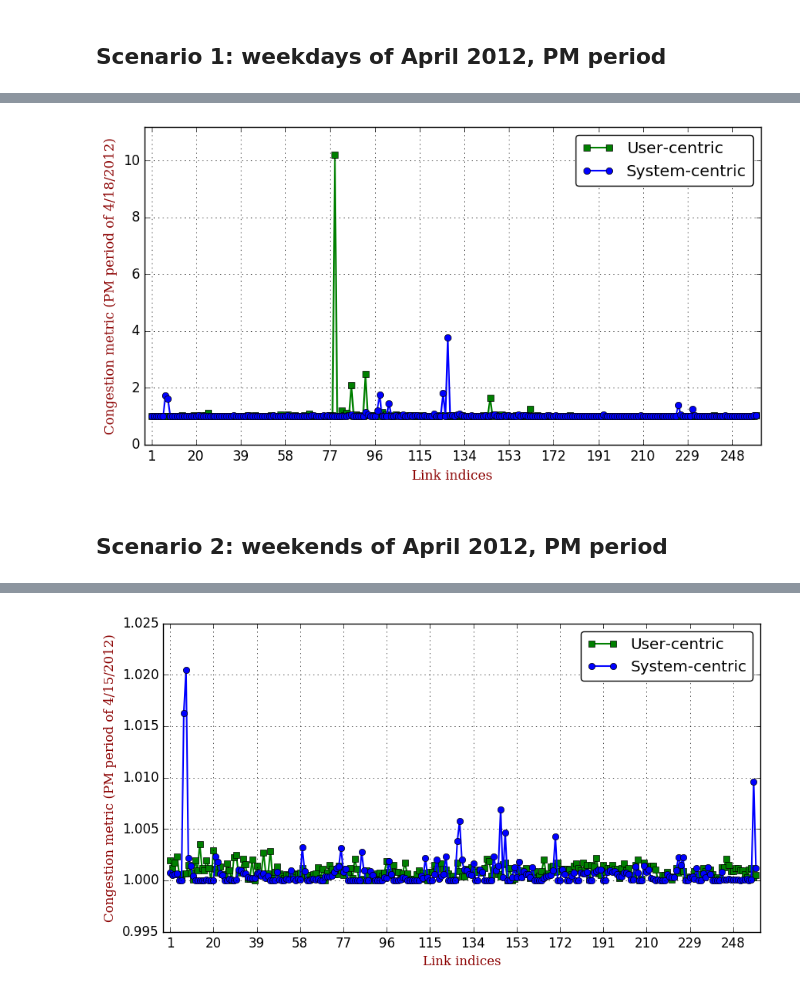
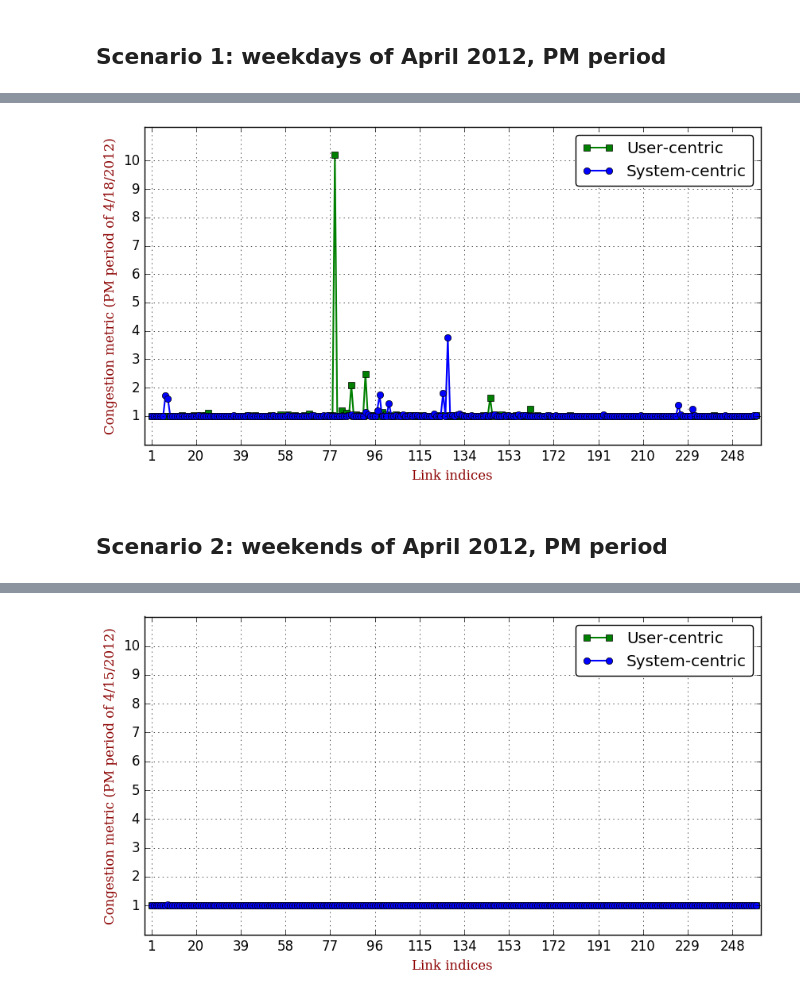
Before and after one commit to jingzbu/InverseVIsTraffic, a Jupyter notebook: 08_POA_MA_journal_visualization/POA_social_vs_user_flows_visualization_meta_analysis.ipynb, the cells around one changed output, grey strips where cells are left out. Saved outputs shown, nothing was run; the diff lists cells and outputs as text; code cells hidden in the pictures.

Commit message:
update plots for link congestion

```diff
--- a/08_POA_MA_journal_visualization/POA_social_vs_user_flows_visualization_meta_analysis.ipynb
+++ b/08_POA_MA_journal_visualization/POA_social_vs_user_flows_visualization_meta_analysis.ipynb
@@ -570,6 +570,7 @@ xlim(-2, 260)
 xticks(1:19:260)
 ylim(0, maximum([maximum(link_congestion_metric_vec_Apr_PM_user),
     maximum(link_congestion_metric_vec_Apr_PM_social)])+1)
+yticks(1:10)
 
 font1 = Dict("family"=>"serif", "color"=>"darkred", "weight"=>"normal", "size"=>12)
 
@@ -578,7 +579,7 @@ ylabel("Congestion metric (PM period of 4/$(day)/2012)", fontdict=font1)
 
 savefig("./results/Link_congestion_metric_Apr_$(day)_journal.pdf")
 # %% [output]
-[figure, old version]
+[figure, new version]
 # %% [markdown]
 ## Scenario 2: weekends of April 2012, PM period
 # %%
@@ -682,33 +683,34 @@ sort(collect(link_congestion_metric_dict_Apr_weekend_social_day), by=x->x[2])
 # %%
 day = 15
 
 fig = figure(figsize=(10,5))
 
 link = 1:numLinks
 
 link_congestion_metric_vec_Apr_weekend_user = [link_congestion_metric_dict_Apr_weekend_user[(day, link_idx)]
     for link_idx in link]
 link_congestion_metric_vec_Apr_weekend_social = [link_congestion_metric_dict_Apr_weekend_social[(day, link_idx)]
     for link_idx in link]
 
 plot(link, link_congestion_metric_vec_Apr_weekend_user, "s-g", linewidth=1.5, label="User-centric")
 plot(link, link_congestion_metric_vec_Apr_weekend_social, "o-b", linewidth=1.5, label="System-centric")
 
 # legend(loc=0, fancybox="true", bbox_to_anchor=(0.1, 0))
 legend(loc=0, fancybox="true")
 
 grid("on")
 
 xlim(-2, 260)
 xticks(1:19:260)
-# ylim(0.8, maximum([maximum(link_congestion_metric_vec_Apr_weekend_user),
-#     maximum(link_congestion_metric_vec_Apr_weekend_social)])+0.5)
+ylim(0, maximum([maximum(link_congestion_metric_vec_Apr_weekend_user),
+    maximum(link_congestion_metric_vec_Apr_weekend_social)])+10)
+yticks(1:10)
 
 font1 = Dict("family"=>"serif", "color"=>"darkred", "weight"=>"normal", "size"=>12)
 
 xlabel("Link indices", fontdict=font1)
 ylabel("Congestion metric (PM period of 4/$(day)/2012)", fontdict=font1)
 
 savefig("./results/Link_congestion_metric_Apr_$(day)_journal.pdf")
 # %% [output]
-[figure, old version]
+[figure, new version]
```
Also changed, not shown: 8 other files.
